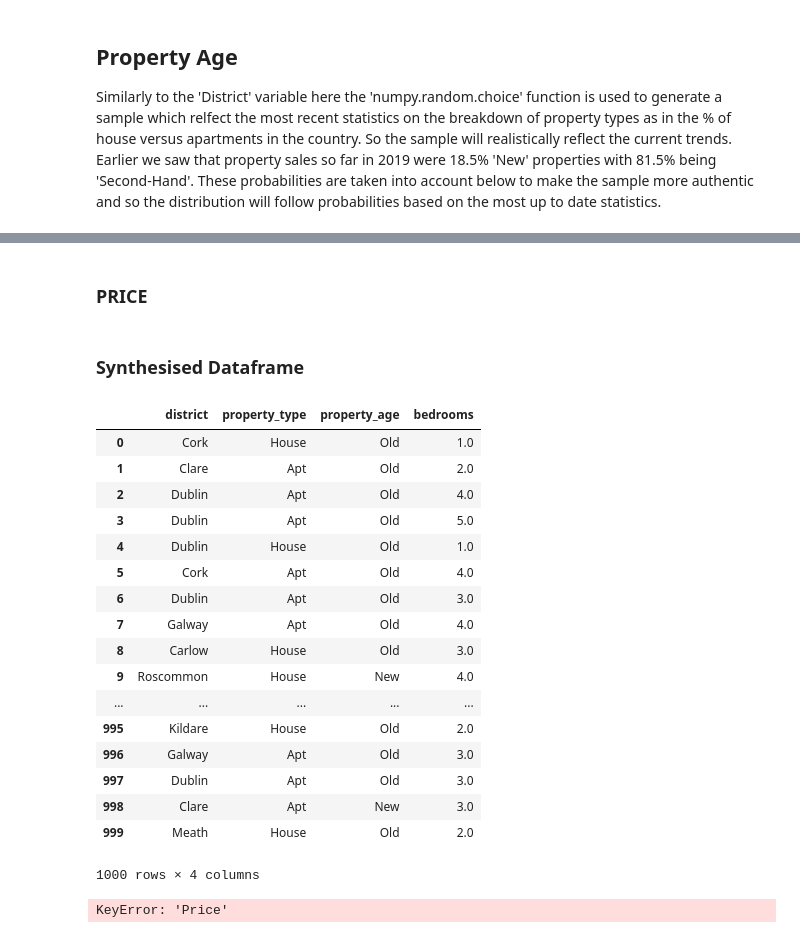
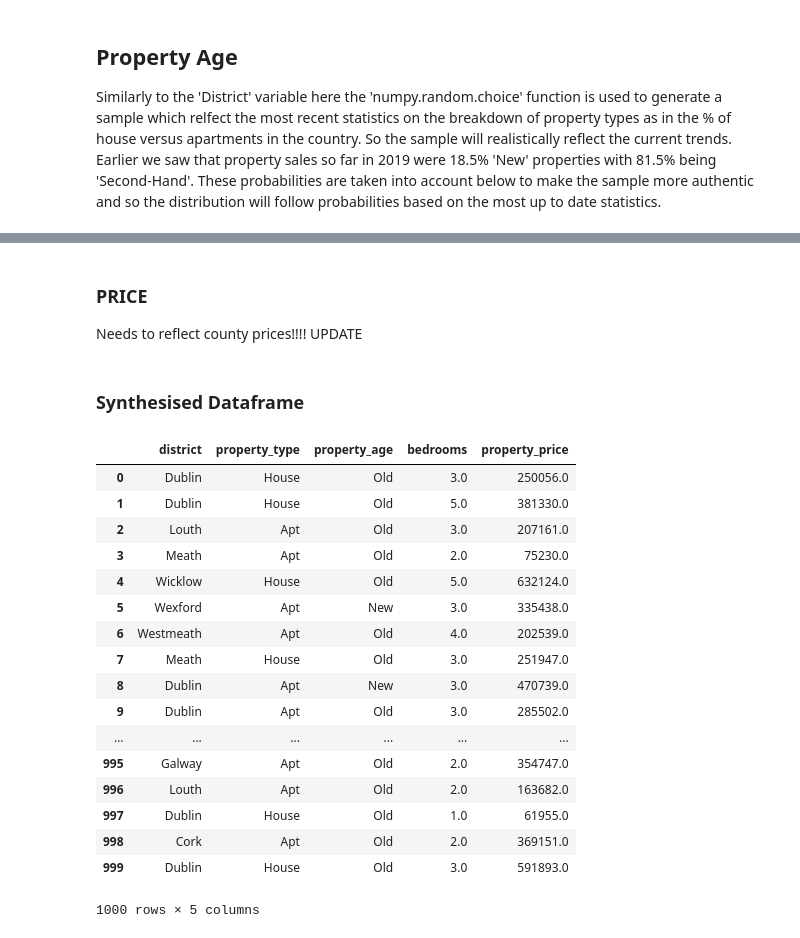
Before and after one commit to edelcorcoran/PDA-Project-, a Jupyter notebook: PDA Project.ipynb, the cells around one changed output, grey strips where cells are left out. Cells and saved outputs as stored; diff of their text form; code cells hidden in the pictures.

```diff
--- a/PDA Project.ipynb
+++ b/PDA Project.ipynb
@@ -518,2 +521,5 @@ Number of Unique Values for Bedroom #:
-# %% [markdown]
-### PRICE
+# %% [markdown]
+### PRICE
+
+
+Needs to reflect county prices!!!! UPDATE
@@ -522,42 +532,38 @@ Number of Unique Values for Bedroom #:
 # %%
 
 Syn_df = pd.DataFrame({'district': np.random.choice(counties, 1000,
                         p=[0.312938, 0.111410, 0.056477, 0.047117, 0.045692, 0.037856, 0.033621, 0.033482, 0.029465,
                          0.028397, 0.027091, 0.026734, 0.025745, 0.022777, 0.020837, 0.020640, 0.016266, 0.016108,
                         0.014782, 0.014268, 0.013318, 0.011774, 0.011398, 0.007935, 0.007421, 0.006451]),
                        'property_type':np.random.randint(1, 3, 1000), 'property_age':np.random.choice(new_old, 1000, p=[0.185,0.815]) ,
-                       'bedrooms':np.random.triangular(1, 3, 5, 1000).round(0)})
+                       'bedrooms':np.random.triangular(1, 3, 5, 1000).round(0), 'property_price': np.random.triangular(10000, 257000, 1000000, 1000).round(0)})
 Syn_df['district'].replace({1:'Dublin', 2:'Cork', 3:'Kildare', 4:'Galway', 5:'Meath', 6:'Limerick', 7:'Wicklow', 8:'Wexford',
                             9:'Louth', 10:'Tipperary', 11:'Kerry', 12:'Waterford', 13:'Donegal', 14:'Mayo', 15:'Clare',
                             16:'Westmeath', 17:'Kilkenny', 18:'Laois', 19:'Sligo', 20: 'Cavan', 21:'Roscommon', 22:'Offaly',
                             23:'Carlow', 24:'Longford', 25:'Leitrim', 26:'Monaghan'}, inplace=True)
 
 Syn_df['property_type'].replace({1:'House', 2:'Apt'}, inplace=True)
 
 
 
 
 Syn_df
 # %% [output]
-|  | district | property_type | property_age | bedrooms |
-| 0 | Cork | House | Old | 1.0 |
-| 1 | Clare | Apt | Old | 2.0 |
-| 2 | Dublin | Apt | Old | 4.0 |
-| 3 | Dublin | Apt | Old | 5.0 |
-| 4 | Dublin | House | Old | 1.0 |
-| 5 | Cork | Apt | Old | 4.0 |
-| 6 | Dublin | Apt | Old | 3.0 |
-| 7 | Galway | Apt | Old | 4.0 |
-| 8 | Carlow | House | Old | 3.0 |
-| 9 | Roscommon | House | New | 4.0 |
-| ... | ... | ... | ... | ... |
-| 995 | Kildare | House | Old | 2.0 |
-| 996 | Galway | Apt | Old | 3.0 |
-| 997 | Dublin | Apt | Old | 3.0 |
-| 998 | Clare | Apt | New | 3.0 |
-| 999 | Meath | House | Old | 2.0 |
+|  | district | property_type | property_age | bedrooms | property_price |
+| 0 | Dublin | House | Old | 3.0 | 250056.0 |
+| 1 | Dublin | House | Old | 5.0 | 381330.0 |
+| 2 | Louth | Apt | Old | 3.0 | 207161.0 |
+| 3 | Meath | Apt | Old | 2.0 | 75230.0 |
+| 4 | Wicklow | House | Old | 5.0 | 632124.0 |
+| 5 | Wexford | Apt | New | 3.0 | 335438.0 |
+| 6 | Westmeath | Apt | Old | 4.0 | 202539.0 |
+| 7 | Meath | House | Old | 3.0 | 251947.0 |
+| 8 | Dublin | Apt | New | 3.0 | 470739.0 |
+| 9 | Dublin | Apt | Old | 3.0 | 285502.0 |
+| ... | ... | ... | ... | ... | ... |
+| 995 | Galway | Apt | Old | 2.0 | 354747.0 |
+| 996 | Louth | Apt | Old | 2.0 | 163682.0 |
+| 997 | Dublin | House | Old | 1.0 | 61955.0 |
+| 998 | Cork | Apt | Old | 2.0 | 369151.0 |
+| 999 | Dublin | House | Old | 3.0 | 591893.0 |
-1000 rows × 4 columns
+1000 rows × 5 columns
-# %%
-df["Price"].mean()
-# %% [output]
-KeyError: 'Price'
```
Also changed, not shown: parts of 31 cells of this notebook, 1 other file.
